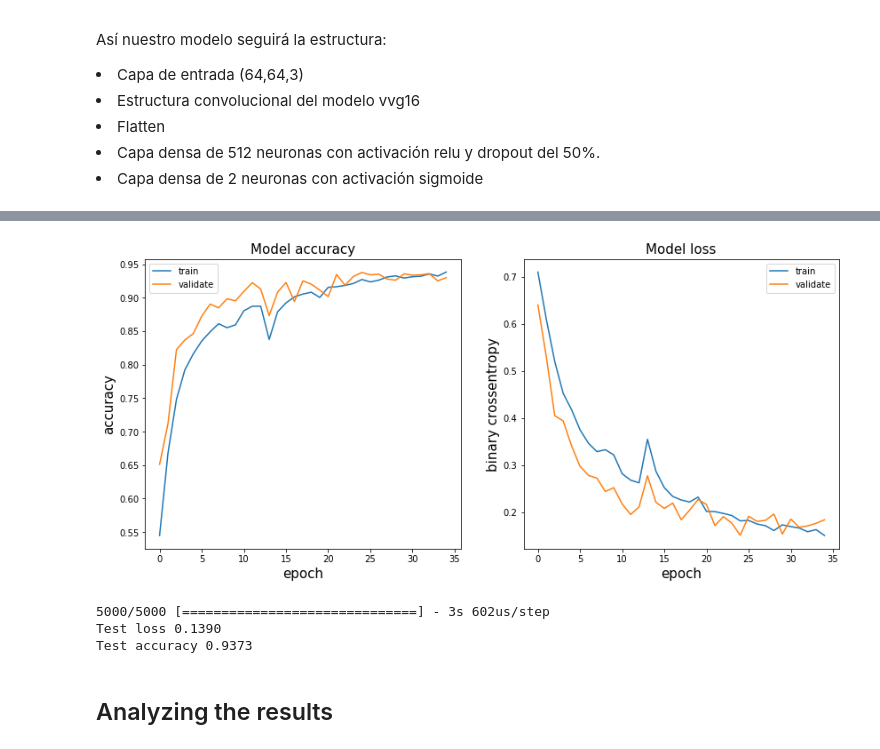
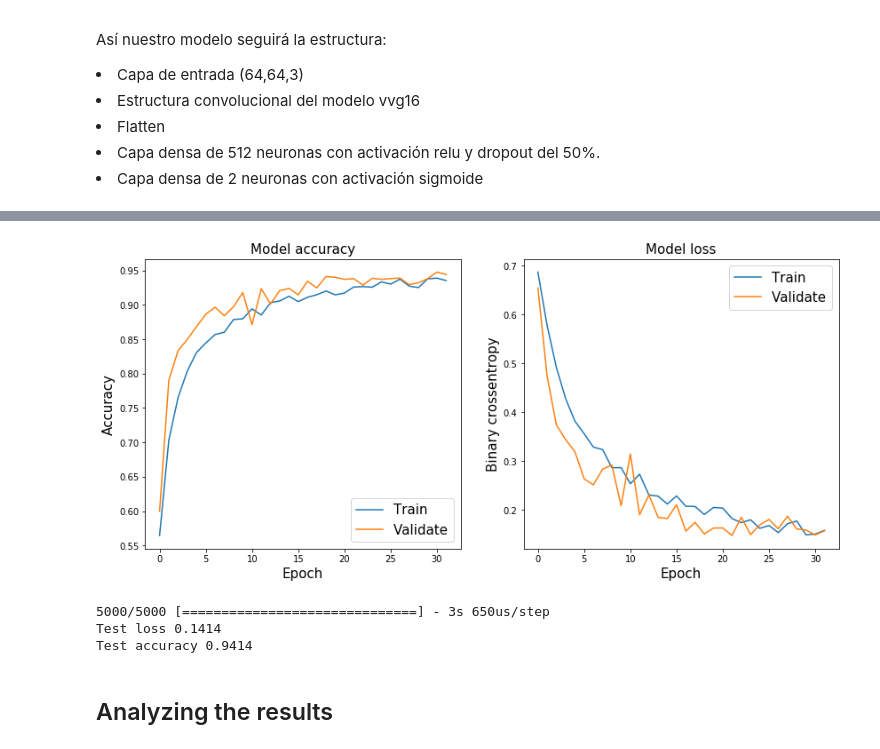
Before and after one commit to fjtm/Data, a Jupyter notebook: dogsVScats_francisco_javier_tebar_martinez.ipynb, the cells around one changed output, grey strips where cells are left out. Drawn from its saved outputs; the diff is of its cells as text; code cells hidden in the pictures.

```diff
--- a/dogsVScats_francisco_javier_tebar_martinez.ipynb
+++ b/dogsVScats_francisco_javier_tebar_martinez.ipynb
@@ -947,7 +932,7 @@ Así nuestro modelo seguirá la estructura:
 <li> Capa densa de 512 neuronas con activación relu y dropout del 50%.
 <li> Capa densa de 2 neuronas con activación sigmoide
 # %%
-model_vgg16 = vgg16.VGG16(include_top=False, weights='imagenet')
+model_vgg16 = vgg16.VGG16(include_top=False, weights='imagenet', classes = 2)
 
 input = Input(shape=(64,64,3))
 model_vgg16_mod = model_vgg16(input)
@@ -966,7 +951,7 @@ vgg16_tune_model.compile(loss='binary_crossentropy', optimizer='adam', metrics=[
 vgg16_tune_model_results = vgg16_tune_model.fit_generator(datagen.flow(X_not_validate, Y_not_validate, batch_size=128),
                     steps_per_epoch=len(X_not_validate)/128, epochs=100, verbose=2,
                     validation_data = (X_validate, Y_validate),
-                    callbacks=[EarlyStopping(monitor='val_loss', mode='min', verbose=2, patience=10, restore_best_weights=True)]
+                    callbacks=[EarlyStopping(monitor='val_loss', mode='min', verbose=0, patience=10, restore_best_weights=True)]
 )
 # %% [output]
 Epoch 1/100
@@ -989,31 +974,31 @@ Epoch 00035: early stopping
 # %%
 plt.figure(figsize=(14, 6))
 plt.subplot(121)
 plt.plot(vgg16_tune_model_results.history['acc'])
 plt.plot(vgg16_tune_model_results.history['val_acc'])
 plt.title('Model accuracy', fontsize=15)
-plt.ylabel('accuracy', fontsize=15)
-plt.xlabel('epoch', fontsize=15)
-plt.legend(['train', 'validate'], loc='best')
+plt.ylabel('Accuracy', fontsize=15)
+plt.xlabel('Epoch', fontsize=15)
+plt.legend(['Train', 'Validate'], loc='best', fontsize = 15)
 
 plt.subplot(122)
 plt.plot(vgg16_tune_model_results.history['loss'])
 plt.plot(vgg16_tune_model_results.history['val_loss'])
 plt.title('Model loss', fontsize=15)
-plt.ylabel('binary crossentropy', fontsize=15)
-plt.xlabel('epoch', fontsize=15)
-plt.legend(['train', 'validate'], loc='best')
+plt.ylabel('Binary crossentropy', fontsize=15)
+plt.xlabel('Epoch', fontsize=15)
+plt.legend(['Train', 'Validate'], loc='best', fontsize = 15)
 plt.show()
 # %% [output]
-[figure, old version]
+[figure, new version]
 # %%
 score = vgg16_tune_model.evaluate(X_test, Y_test)
 print("Test loss %.4f" % score[0])
 print("Test accuracy %.4f" % score[1])
 # %% [output]
-5000/5000 [==============================] - 3s 602us/step
-Test loss 0.1390
-Test accuracy 0.9373
+5000/5000 [==============================] - 3s 650us/step
+Test loss 0.1414
+Test accuracy 0.9414
 # %% [markdown]
 ## Analyzing the results
 # %% [markdown]
```
Also changed, not shown: parts of 27 cells of this notebook.
